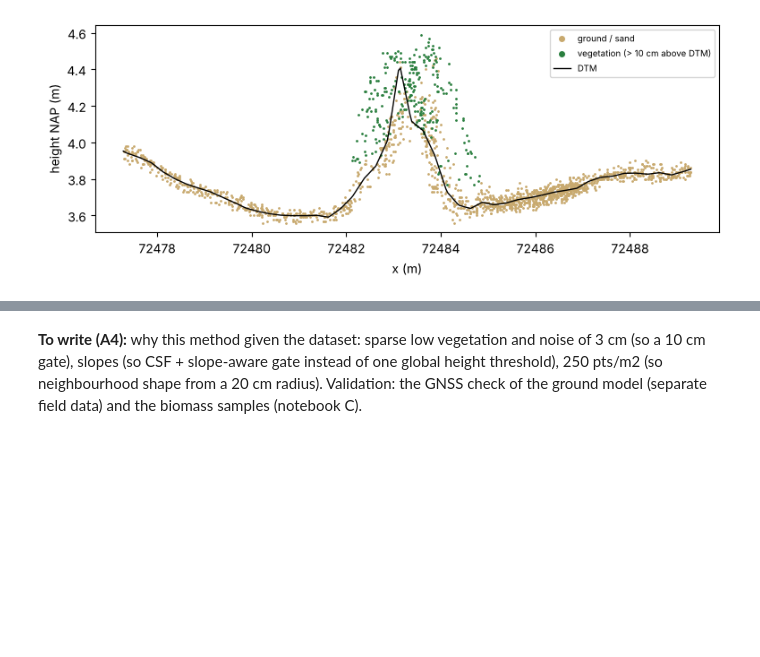
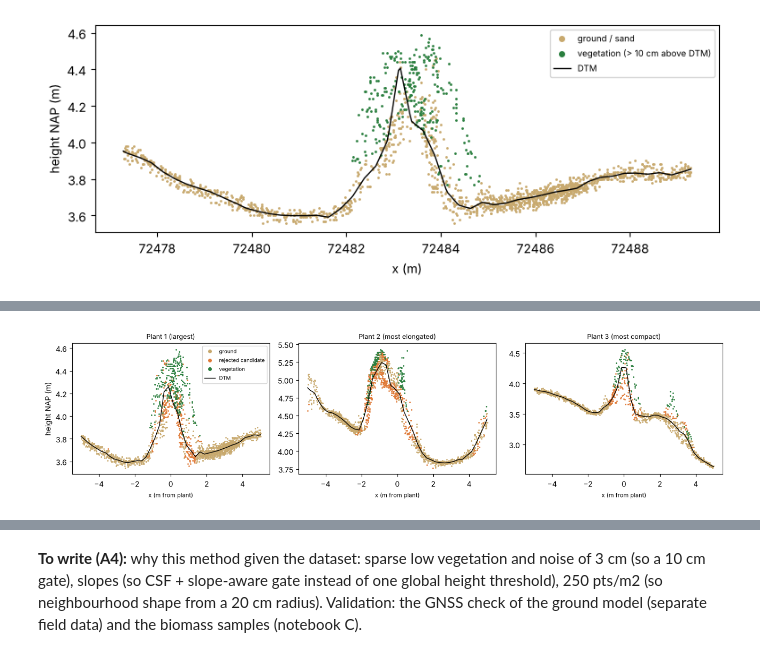
Before and after one commit to evpalli/zandmotor-biomass-pointclouds, a Jupyter notebook: notebooks/A_explore_vegetation.ipynb, the cells around one changed output, grey strips where cells are left out. Cells and saved outputs as stored; diff of their text form; code cells hidden in the pictures; blank space fills up the shorter version.

```diff
--- a/notebooks/A_explore_vegetation.ipynb
+++ b/notebooks/A_explore_vegetation.ipynb
@@ -135,0 +221,11 @@ ax.set_xlabel("x (m)"); ax.set_ylabel("height NAP (m)"); ax.legend(markerscale=4
+# %%
+fig, axs = plt.subplots(1, 3, figsize=(13, 3.4))
+for ax, r, (bx_, Rw_) in zip(axs, top.itertuples(), WIN):
+    D_ = Rw_["debug"]; c_ = classes(D_); m = (abs(D_["y"] - r.y) < 0.3) & (abs(D_["x"] - r.x) < 5)
+    for v, col, lab in [(0, GROUND, "ground"), (1, REJ, "rejected candidate"), (2, VEG, "vegetation")]:
+        ax.plot(D_["x"][m & (c_ == v)] - r.x, D_["z"][m & (c_ == v)], ".", c=col, ms=2, label=lab)
+    xs = np.linspace(r.x - 5, r.x + 5, 200); ax.plot(xs - r.x, H.sample(Rw_["dtm"], Rw_["grid_dtm"], xs, np.full_like(xs, r.y)), "k-", lw=1, label="DTM")
+    ax.set_title(r.patch, fontsize=9); ax.set_xlabel("x (m from plant)", fontsize=8)
+axs[0].set_ylabel("height NAP (m)"); axs[0].legend(markerscale=4, fontsize=7); fig.tight_layout(); H.save(fig, "A4_plant_profiles")
+# %% [output]
+[figure, added]
```
Also changed, not shown: parts of 11 cells of this notebook, 13 other files.
